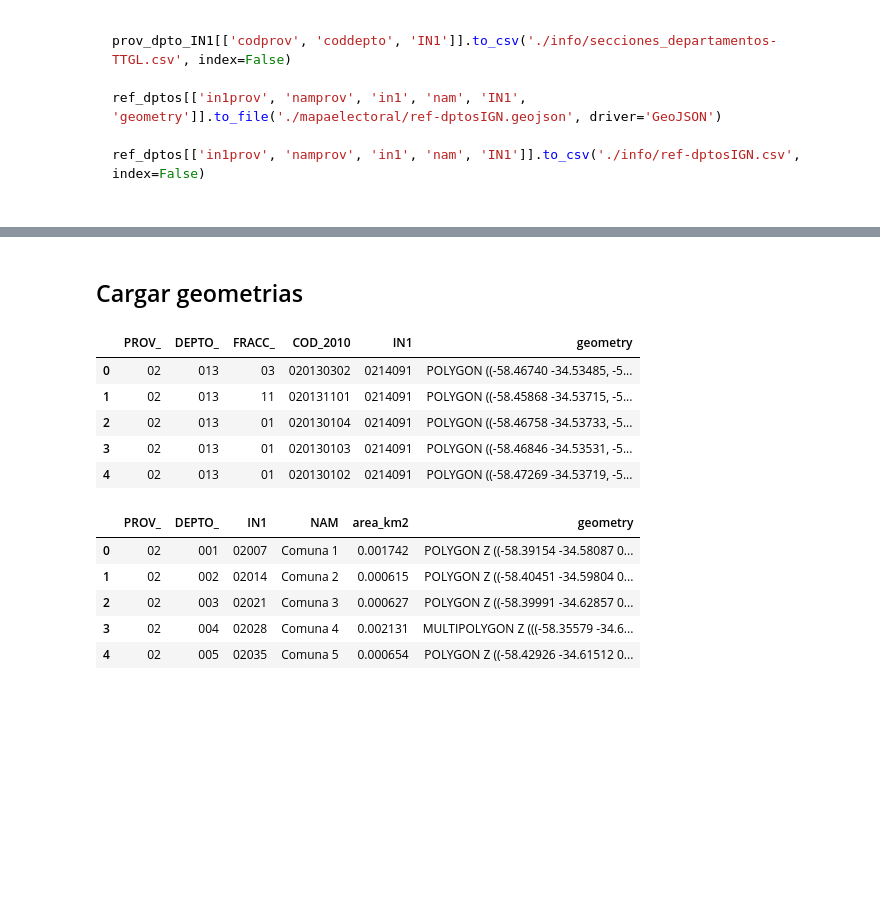
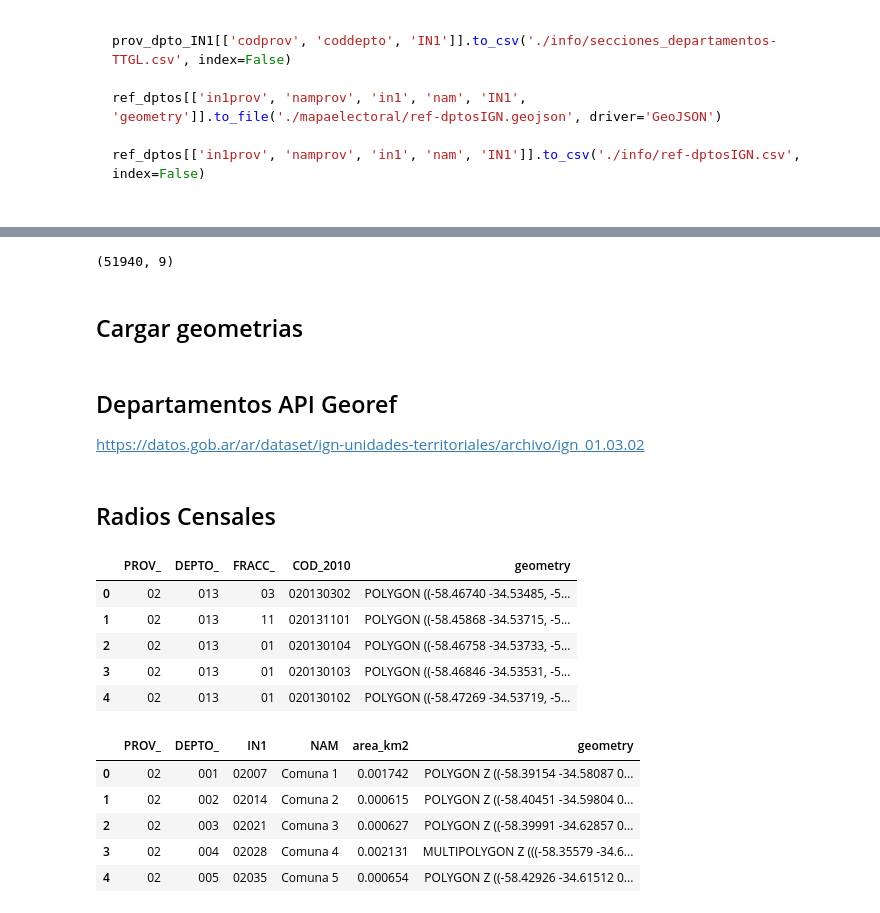
Before and after one commit to matuteiglesias/CNE-INDEC-georef, a Jupyter notebook: 02b - Interseccion espacial de Radios Censales a Circuitos CNE.ipynb, the cells around one changed output, grey strips where cells are left out. Drawn from its saved outputs; the diff is of its cells as text; code cells hidden in the pictures; blank space fills up the shorter version.

```diff
--- a/02b - Interseccion espacial de Radios Censales a Circuitos CNE.ipynb
+++ b/02b - Interseccion espacial de Radios Censales a Circuitos CNE.ipynb
@@ -59,0 +205,4 @@ def fix_geom(in_feature):
+# %%
+results.shape
+# %% [output]
+(51940, 9)
@@ -60,18 +211,24 @@ def fix_geom(in_feature):
 # %% [markdown]
 ## Cargar geometrias
+# %% [markdown]
+## Departamentos API Georef
+
+https://datos.gob.ar/ar/dataset/ign-unidades-territoriales/archivo/ign_01.03.02
 # %%
 ## Para bajar estos poligonos consultar el repo geoespacial-censo-IGN
 # './IGN_shp/ign_departamento'
 
 IGN = gpd.read_file('./../geoespacial-censo-IGN/IGN_shp/ign_departamento')
+# %% [markdown]
+## Radios Censales
 # %%
-radios = gpd.read_file('./radios_IGN_2010_WGS84/')
+radios = gpd.read_file('./radios_IGN_2010_WGS84/').drop('IN1', axis = 1)
 radios.head()
 # %% [output]
-|  | PROV_ | DEPTO_ | FRACC_ | COD_2010 | IN1 | geometry |
-| 0 | 02 | 013 | 03 | 020130302 | 0214091 | POLYGON ((-58.46740 -34.53485, -5... |
-| 1 | 02 | 013 | 11 | 020131101 | 0214091 | POLYGON ((-58.45868 -34.53715, -5... |
-| 2 | 02 | 013 | 01 | 020130104 | 0214091 | POLYGON ((-58.46758 -34.53733, -5... |
-| 3 | 02 | 013 | 01 | 020130103 | 0214091 | POLYGON ((-58.46846 -34.53531, -5... |
-| 4 | 02 | 013 | 01 | 020130102 | 0214091 | POLYGON ((-58.47269 -34.53719, -5... |
+|  | PROV_ | DEPTO_ | FRACC_ | COD_2010 | geometry |
+| 0 | 02 | 013 | 03 | 020130302 | POLYGON ((-58.46740 -34.53485, -5... |
+| 1 | 02 | 013 | 11 | 020131101 | POLYGON ((-58.45868 -34.53715, -5... |
+| 2 | 02 | 013 | 01 | 020130104 | POLYGON ((-58.46758 -34.53733, -5... |
+| 3 | 02 | 013 | 01 | 020130103 | POLYGON ((-58.46846 -34.53531, -5... |
+| 4 | 02 | 013 | 01 | 020130102 | POLYGON ((-58.47269 -34.53719, -5... |
 # %%
```
Also changed, not shown: parts of 53 cells of this notebook, 7 other files.
